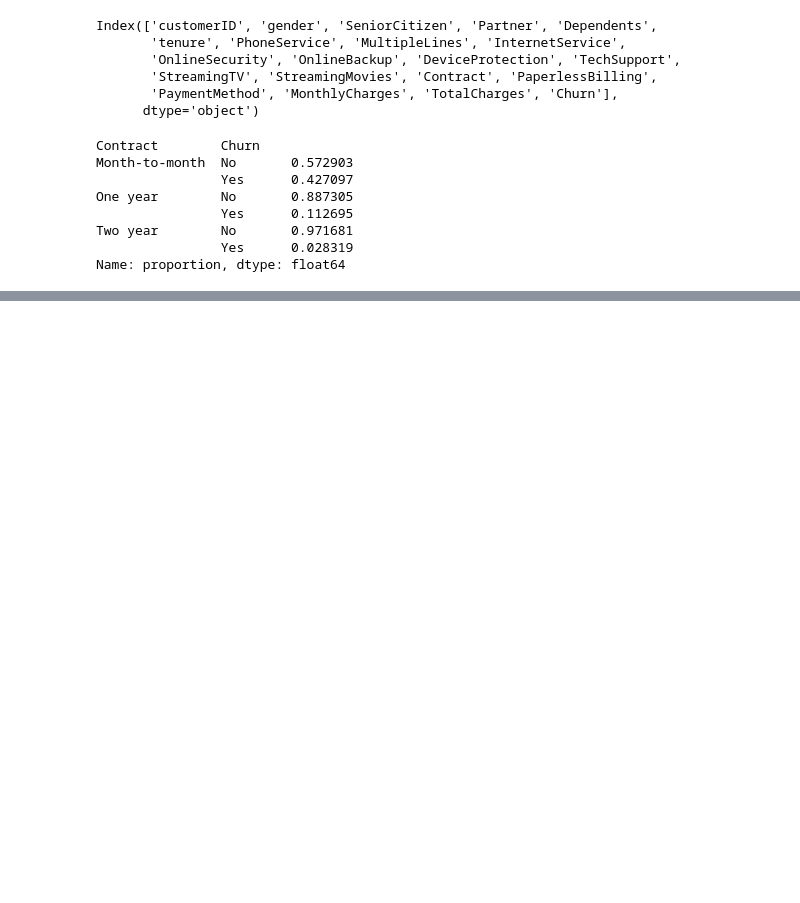
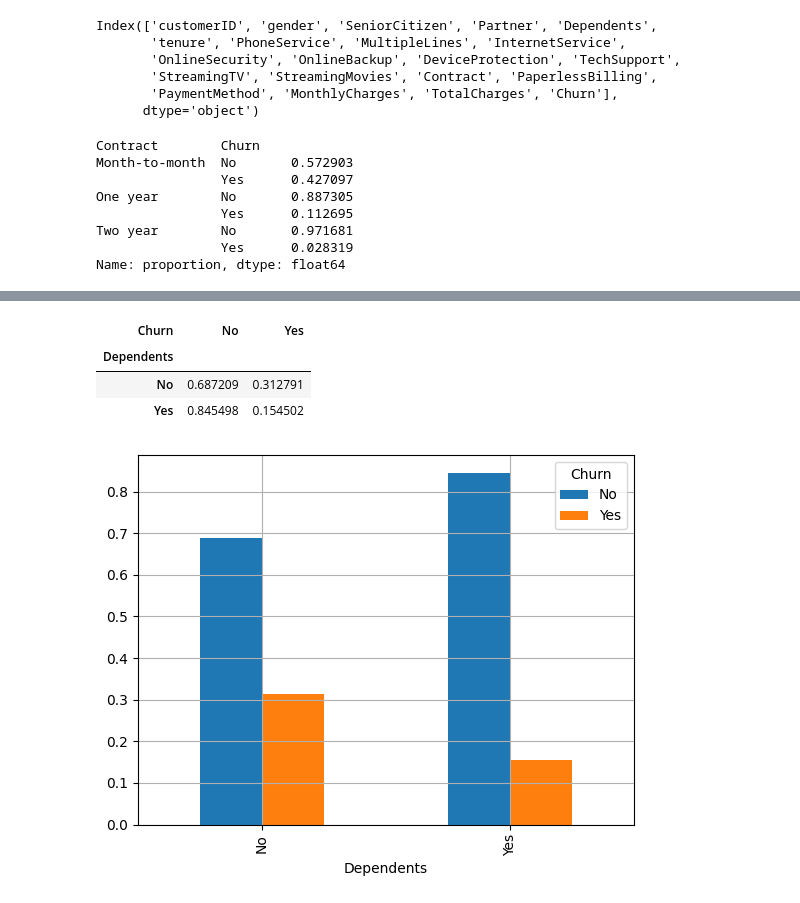
Before and after one commit to Priyanshu-Upadhyay-27/end-to-end-churn-ml, a Jupyter notebook: notebooks/EDA-Churn.ipynb, the cells around one changed output, grey strips where cells are left out. Cells and saved outputs as stored; diff of their text form; code cells hidden in the pictures; blank space fills up the shorter version.

```diff
--- a/notebooks/EDA-Churn.ipynb
+++ b/notebooks/EDA-Churn.ipynb
@@ -270,0 +351,10 @@ pd.crosstab(cf['Contract'], cf['Churn'], normalize='index').plot(kind='bar')
+# %%
+pd.crosstab(cf["Dependents"], cf["Churn"], normalize = "index").plot(kind = "bar")
+plt.grid(True)
+pd.crosstab(cf["Dependents"], cf["Churn"], normalize = "index")
+# %% [output]
+| Churn | No | Yes |
+| Dependents |  |  |
+| No | 0.687209 | 0.312791 |
+| Yes | 0.845498 | 0.154502 |
+[figure, added]
```
Also changed, not shown: parts of 19 cells of this notebook.
